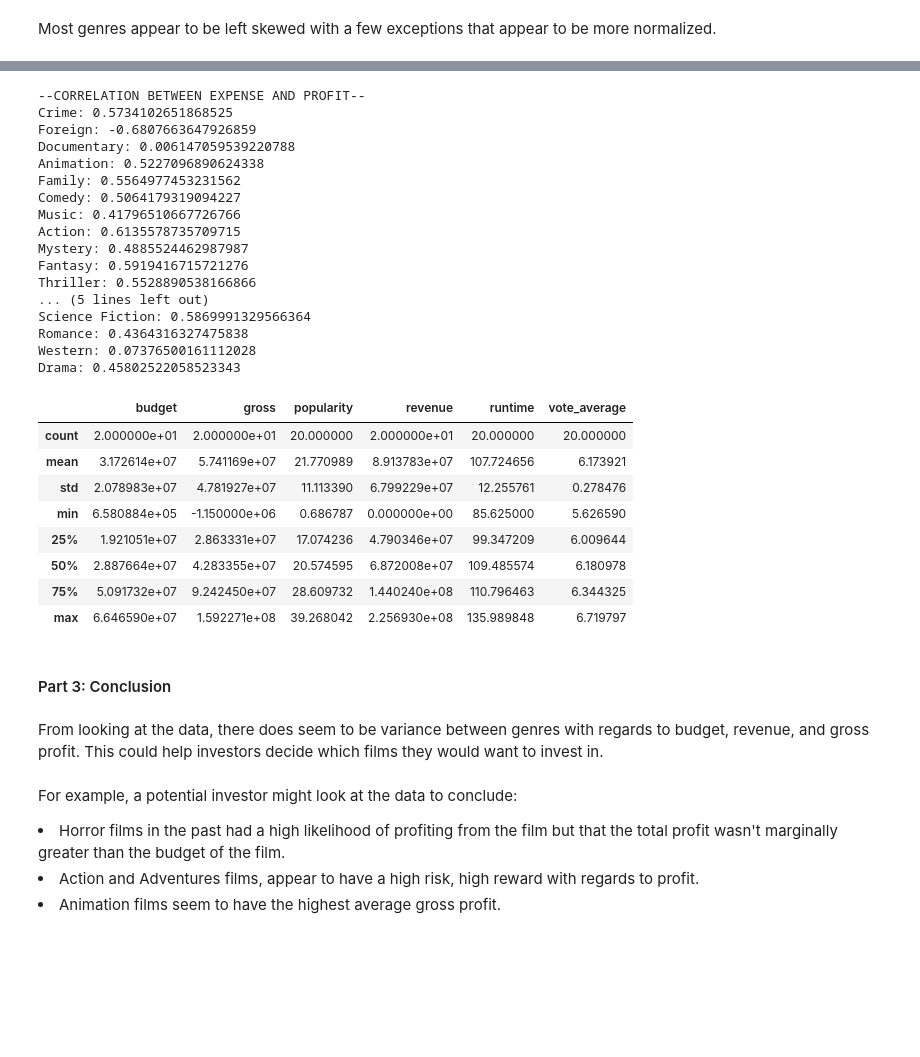
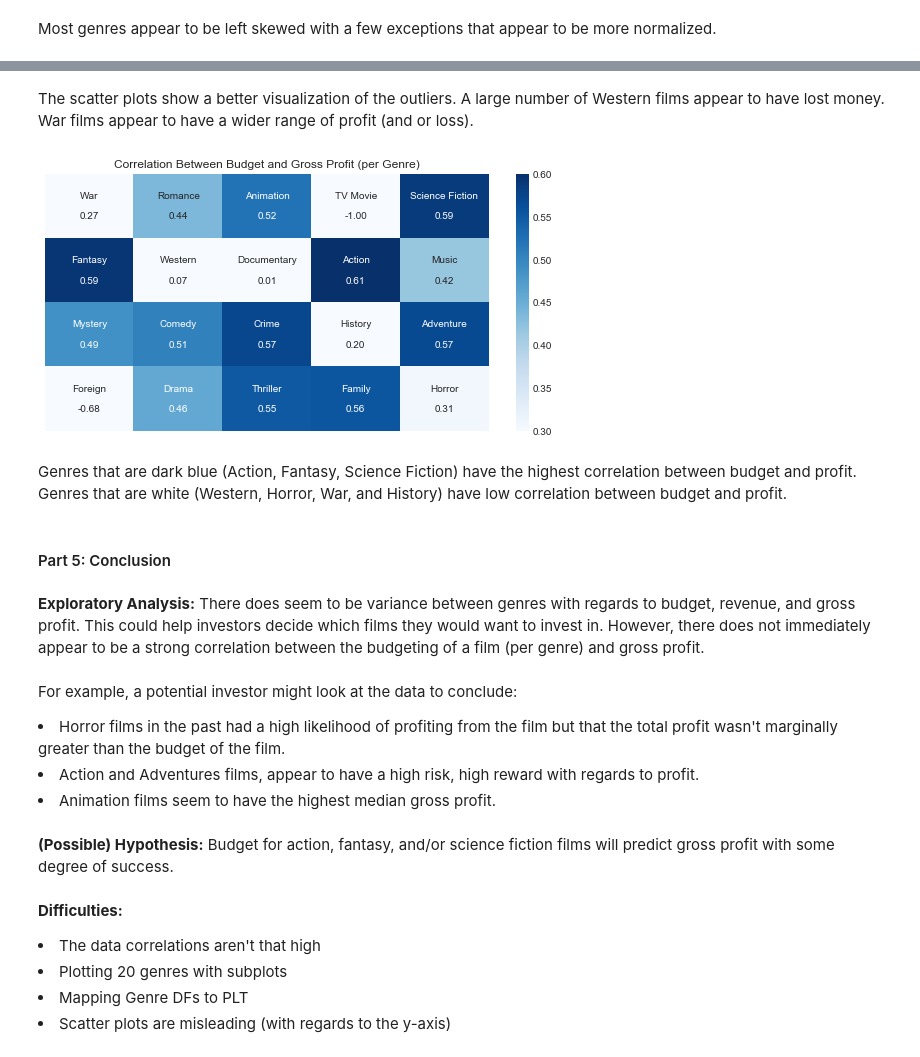
Before and after one commit to kimrharper/thinkful, a Jupyter notebook: PrepCourse/PrepCourse-4-2-Capstone.ipynb, the cells around one changed output, grey strips where cells are left out. Cells and saved outputs as stored; diff of their text form; code cells hidden in the pictures; blank space fills up the shorter version.

```diff
--- a/PrepCourse/PrepCourse-4-2-Capstone.ipynb
+++ b/PrepCourse/PrepCourse-4-2-Capstone.ipynb
@@ -171,56 +229,24 @@ plt.show()
-# %%
-print('--CORRELATION BETWEEN EXPENSE AND PROFIT--')
-for key in correlation:
-    print("{}: {}".format(key, correlation[key]))
-# %% [output]
---CORRELATION BETWEEN EXPENSE AND PROFIT--
-Crime: 0.5734102651868525
-Foreign: -0.6807663647926859
-Documentary: 0.006147059539220788
-Animation: 0.5227096890624338
-Family: 0.5564977453231562
-Comedy: 0.5064179319094227
-Music: 0.41796510667726766
-Action: 0.6135578735709715
-Mystery: 0.4885524462987987
-Fantasy: 0.5919416715721276
-Thriller: 0.5528890538166866
-... (5 lines left out)
-Science Fiction: 0.5869991329566364
-Romance: 0.4364316327475838
-Western: 0.07376500161112028
-Drama: 0.45802522058523343
-# %%
-# creates a new dataframe based on genres
-dfSeries = {}
-intcolumns = ['budget','popularity','revenue','runtime','vote_average','gross']
-for col in intcolumns:
-    poplist = []
-    for genre in un_genre:
-        poplist.append(moviedata[genre] == True)
-
-    serlist = []
-    for ser in poplist:
-        serlist.append(moviedata.loc[ser, col].mean())
-
-    dfSeries[col] = serlist
-
-dfGenre = pd.DataFrame(dfSeries)
-dfGenre.index = un_genre
-
-dfGenre.describe()
-# %% [output]
-|  | budget | gross | popularity | revenue | runtime | vote_average |
-| count | 2.000000e+01 | 2.000000e+01 | 20.000000 | 2.000000e+01 | 20.000000 | 20.000000 |
-| mean | 3.172614e+07 | 5.741169e+07 | 21.770989 | 8.913783e+07 | 107.724656 | 6.173921 |
-| std | 2.078983e+07 | 4.781927e+07 | 11.113390 | 6.799229e+07 | 12.255761 | 0.278476 |
-| min | 6.580884e+05 | -1.150000e+06 | 0.686787 | 0.000000e+00 | 85.625000 | 5.626590 |
-| 25% | 1.921051e+07 | 2.863331e+07 | 17.074236 | 4.790346e+07 | 99.347209 | 6.009644 |
-| 50% | 2.887664e+07 | 4.283355e+07 | 20.574595 | 6.872008e+07 | 109.485574 | 6.180978 |
-| 75% | 5.091732e+07 | 9.242450e+07 | 28.609732 | 1.440240e+08 | 110.796463 | 6.344325 |
-| max | 6.646590e+07 | 1.592271e+08 | 39.268042 | 2.256930e+08 | 135.989848 | 6.719797 |
+# %% [markdown]
+The scatter plots show a better visualization of the outliers. A large number of Western films appear to have lost money. War films appear to have a wider range of profit (and or loss).
+# %%
+corr = np.array((list(correlation.values())))
+labels = (np.asarray(["{}\n\n{:.2f}".format(string, value) for string, value in zip(list(correlation.keys()),corr)])).reshape(4, 5)
+
+fig, ax = plt.subplots(figsize=(8,4))
+sns.heatmap(corr.reshape(4,5), annot=labels, square=False, ax=ax, fmt="", xticklabels=False, yticklabels=False, cmap="Blues", vmin=.3, vmax=.6)
+plt.tight_layout()
+plt.title('Correlation Between Budget and Gross Profit (per Genre)')
+plt.show()
+# %% [output]
+[figure, added]
+# %% [markdown]
+Genres that are dark blue (Action, Fantasy, Science Fiction) have the highest correlation between budget and profit. Genres that are white (Western, Horror, War, and History) have low correlation between budget and profit.
 # %% [markdown]
-####  Part 3: Conclusion
+####  Part 5: Conclusion
 # %% [markdown]
-From looking at the data, there does seem to be variance between genres with regards to budget, revenue, and gross profit. This could help investors decide which films they would want to invest in.<br>
-<br>For example, a potential investor might look at the data to conclude: <li>Horror films in the past had a high likelihood of profiting from the film but that the total profit wasn't marginally greater than the budget of the film. <li>Action and Adventures films, appear to have a high risk, high reward with regards to profit.<li>Animation films seem to have the highest average gross profit.
+__Exploratory Analysis:__ There does seem to be variance between genres with regards to budget, revenue, and gross profit. This could help investors decide which films they would want to invest in. However, there does not immediately appear to be a strong correlation between the budgeting of a film (per genre) and gross profit. <br>
+<br>For example, a potential investor might look at the data to conclude: <li>Horror films in the past had a high likelihood of profiting from the film but that the total profit wasn't marginally greater than the budget of the film. <li>Action and Adventures films, appear to have a high risk, high reward with regards to profit.<li>Animation films seem to have the highest median gross profit.
+# %% [markdown]
+__(Possible) Hypothesis:__ Budget for action, fantasy, and/or science fiction films will predict gross profit with some degree of success.
+# %% [markdown]
+__Difficulties:__ <li>The data correlations aren't that high<li>Plotting 20 genres with subplots <li>Mapping Genre DFs to PLT<li>Scatter plots are misleading (with regards to the y-axis)
```
Also changed, not shown: parts of 15 cells of this notebook, 3 other files.
